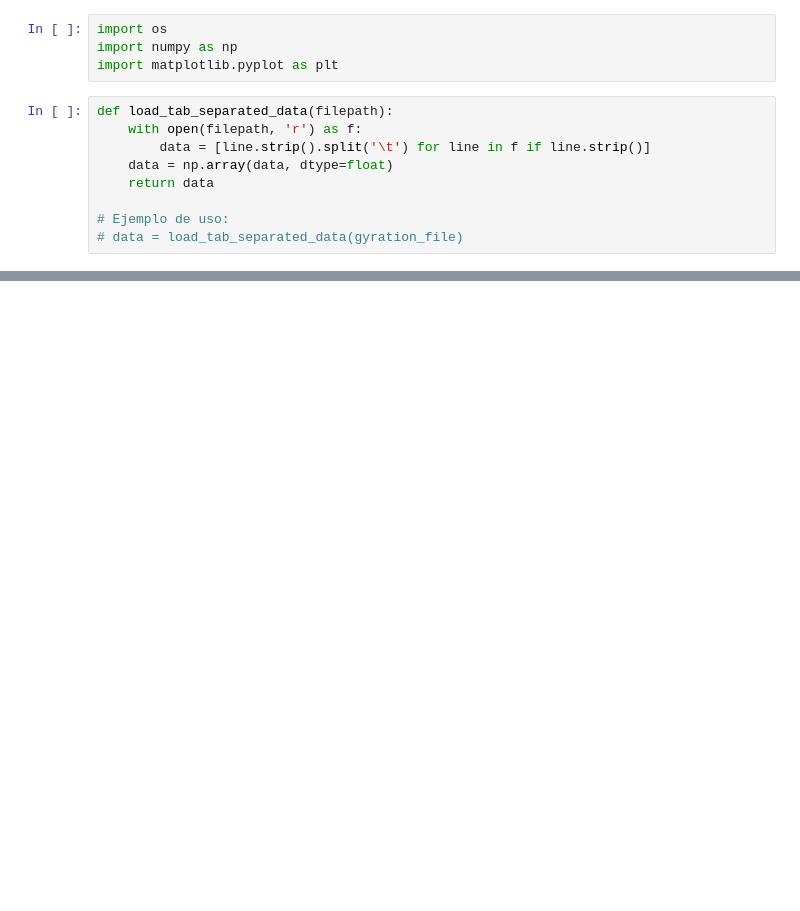
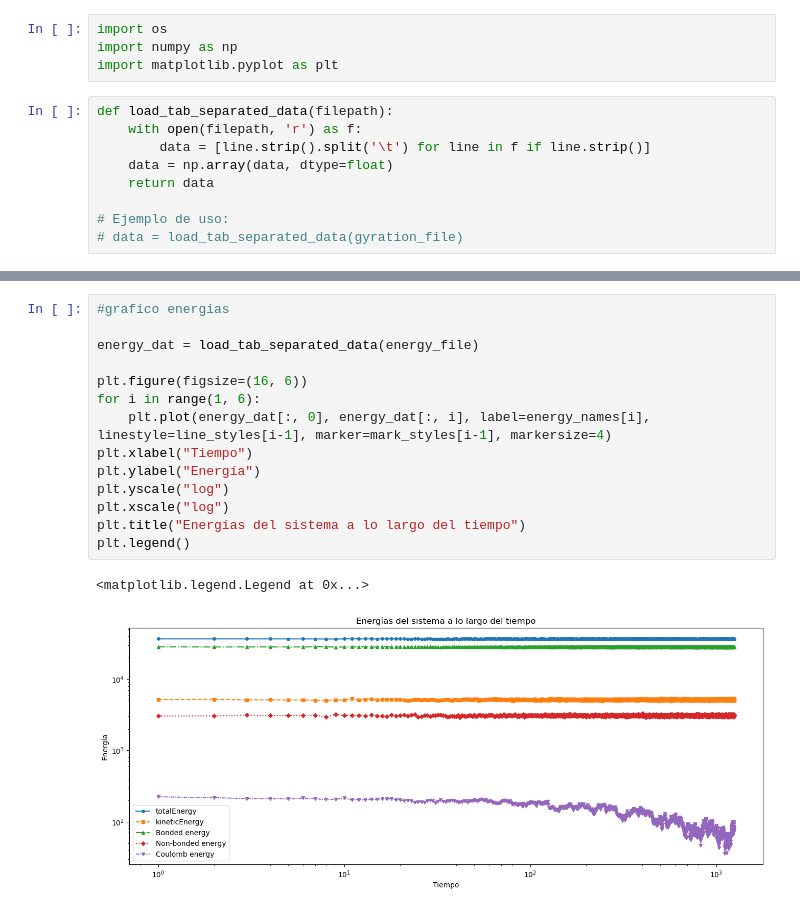
Before and after one commit to totinmc3/microgel_simu, a Jupyter notebook: analysis/graficos.ipynb, the cells around one changed output, grey strips where cells are left out. Drawn from its saved outputs; the diff is of its cells as text; blank space fills up the shorter version.

```diff
--- a/analysis/graficos.ipynb
+++ b/analysis/graficos.ipynb
@@ -52,0 +71,17 @@ plt.show()
+# %%
+#grafico energias
+
+energy_dat = load_tab_separated_data(energy_file)
+
+plt.figure(figsize=(16, 6))
+for i in range(1, 6):
+    plt.plot(energy_dat[:, 0], energy_dat[:, i], label=energy_names[i], linestyle=line_styles[i-1], marker=mark_styles[i-1], markersize=4)
+plt.xlabel("Tiempo")
+plt.ylabel("Energía")
+plt.yscale("log")
+plt.xscale("log")
+plt.title("Energías del sistema a lo largo del tiempo")
+plt.legend()
+# %% [output]
+<matplotlib.legend.Legend at 0x...>
+[figure, added]
```
Also changed, not shown: parts of 3 cells of this notebook, 1 other file.
